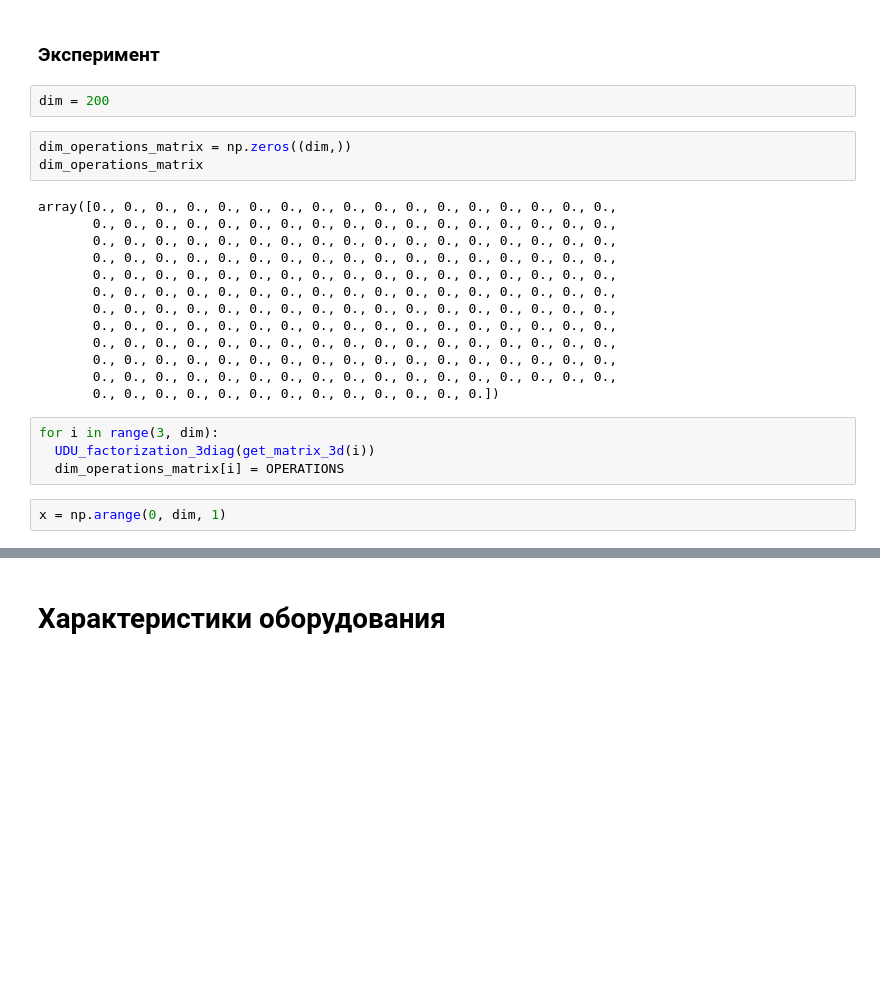
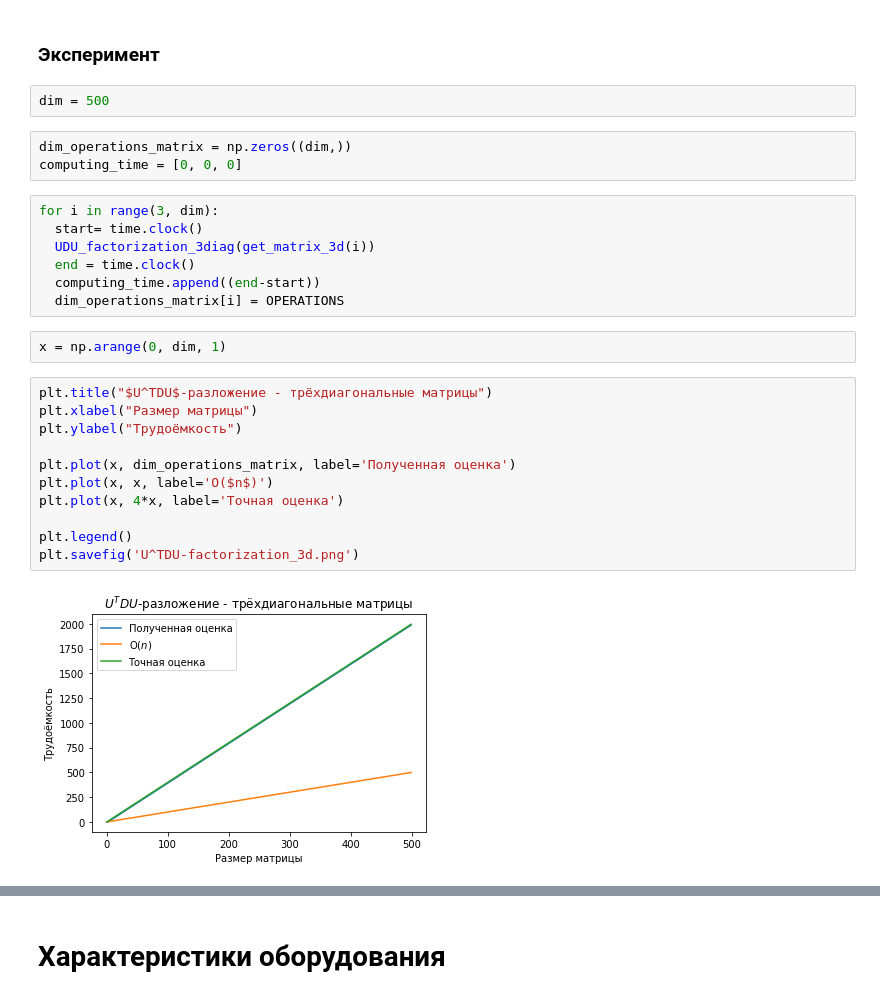
Before and after one commit to mark47B/Matrix-Factorization-Analysis, a Jupyter notebook: U^TDU_factorization.ipynb, the cells around one changed output, grey strips where cells are left out. Saved outputs shown, nothing was run; the diff lists cells and outputs as text; blank space fills up the shorter version.

```diff
--- a/U^TDU_factorization.ipynb
+++ b/U^TDU_factorization.ipynb
@@ -166,27 +189,30 @@ array([[0.0000000e+00, 1.1920929e-07, 0.0000000e+00, 0.0000000e+00],
 # %% [markdown]
 ### Эксперимент
 # %%
-dim = 200
+dim = 500
 # %%
 dim_operations_matrix = np.zeros((dim,))
-dim_operations_matrix
+computing_time = [0, 0, 0]
-# %% [output]
-array([0., 0., 0., 0., 0., 0., 0., 0., 0., 0., 0., 0., 0., 0., 0., 0., 0.,
-       0., 0., 0., 0., 0., 0., 0., 0., 0., 0., 0., 0., 0., 0., 0., 0., 0.,
-       0., 0., 0., 0., 0., 0., 0., 0., 0., 0., 0., 0., 0., 0., 0., 0., 0.,
-       0., 0., 0., 0., 0., 0., 0., 0., 0., 0., 0., 0., 0., 0., 0., 0., 0.,
-       0., 0., 0., 0., 0., 0., 0., 0., 0., 0., 0., 0., 0., 0., 0., 0., 0.,
-       0., 0., 0., 0., 0., 0., 0., 0., 0., 0., 0., 0., 0., 0., 0., 0., 0.,
-       0., 0., 0., 0., 0., 0., 0., 0., 0., 0., 0., 0., 0., 0., 0., 0., 0.,
-       0., 0., 0., 0., 0., 0., 0., 0., 0., 0., 0., 0., 0., 0., 0., 0., 0.,
-       0., 0., 0., 0., 0., 0., 0., 0., 0., 0., 0., 0., 0., 0., 0., 0., 0.,
-       0., 0., 0., 0., 0., 0., 0., 0., 0., 0., 0., 0., 0., 0., 0., 0., 0.,
-       0., 0., 0., 0., 0., 0., 0., 0., 0., 0., 0., 0., 0., 0., 0., 0., 0.,
-       0., 0., 0., 0., 0., 0., 0., 0., 0., 0., 0., 0., 0.])
 # %%
 for i in range(3, dim):
+  start= time.clock()
   UDU_factorization_3diag(get_matrix_3d(i))
+  end = time.clock()
+  computing_time.append((end-start))
   dim_operations_matrix[i] = OPERATIONS
 # %%
 x = np.arange(0, dim, 1)
+# %%
+plt.title("$U^TDU$-разложение - трёхдиагональные матрицы")
+plt.xlabel("Размер матрицы")
+plt.ylabel("Трудоёмкость")
+
+plt.plot(x, dim_operations_matrix, label='Полученная оценка')
+plt.plot(x, x, label='O($n$)')
+plt.plot(x, 4*x, label='Точная оценка')
+
+plt.legend()
+plt.savefig('U^TDU-factorization_3d.png')
+# %% [output]
+[figure, added]
 # %%
```
Also changed, not shown: parts of 12 cells of this notebook.
